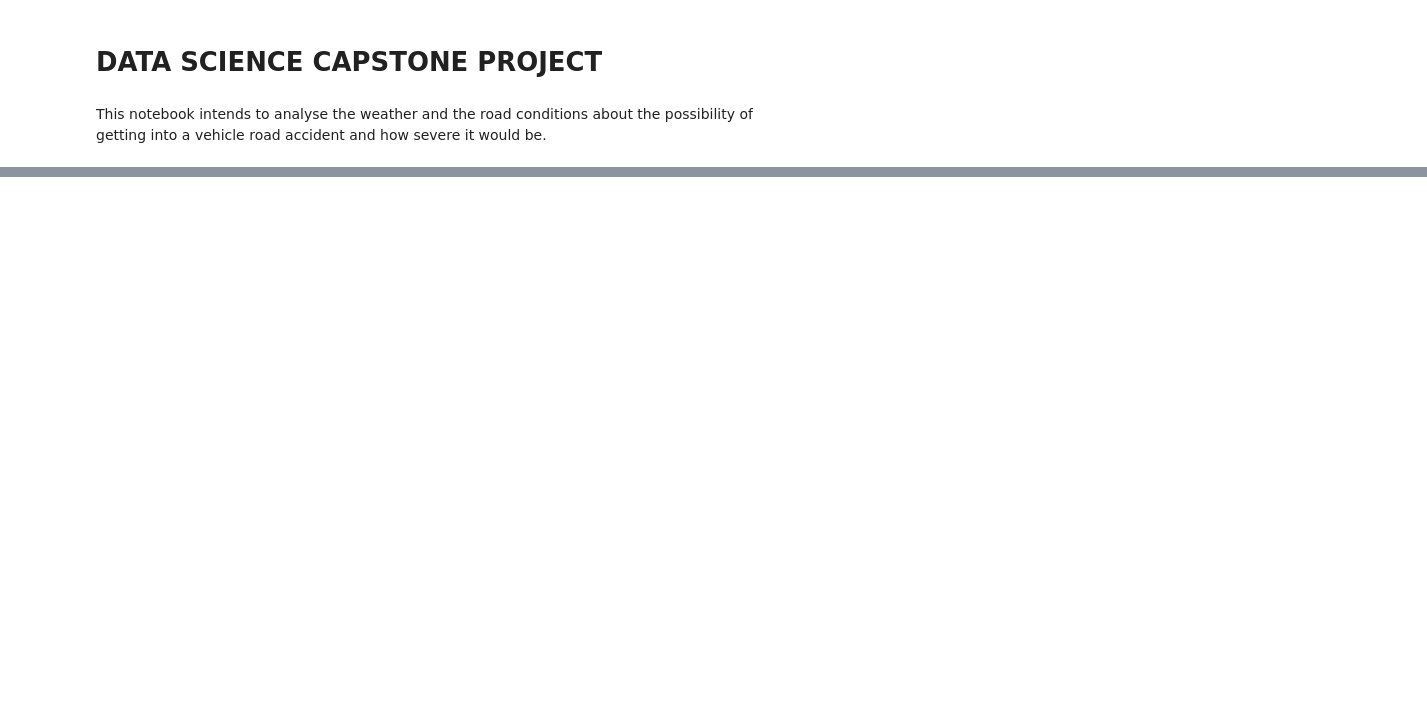
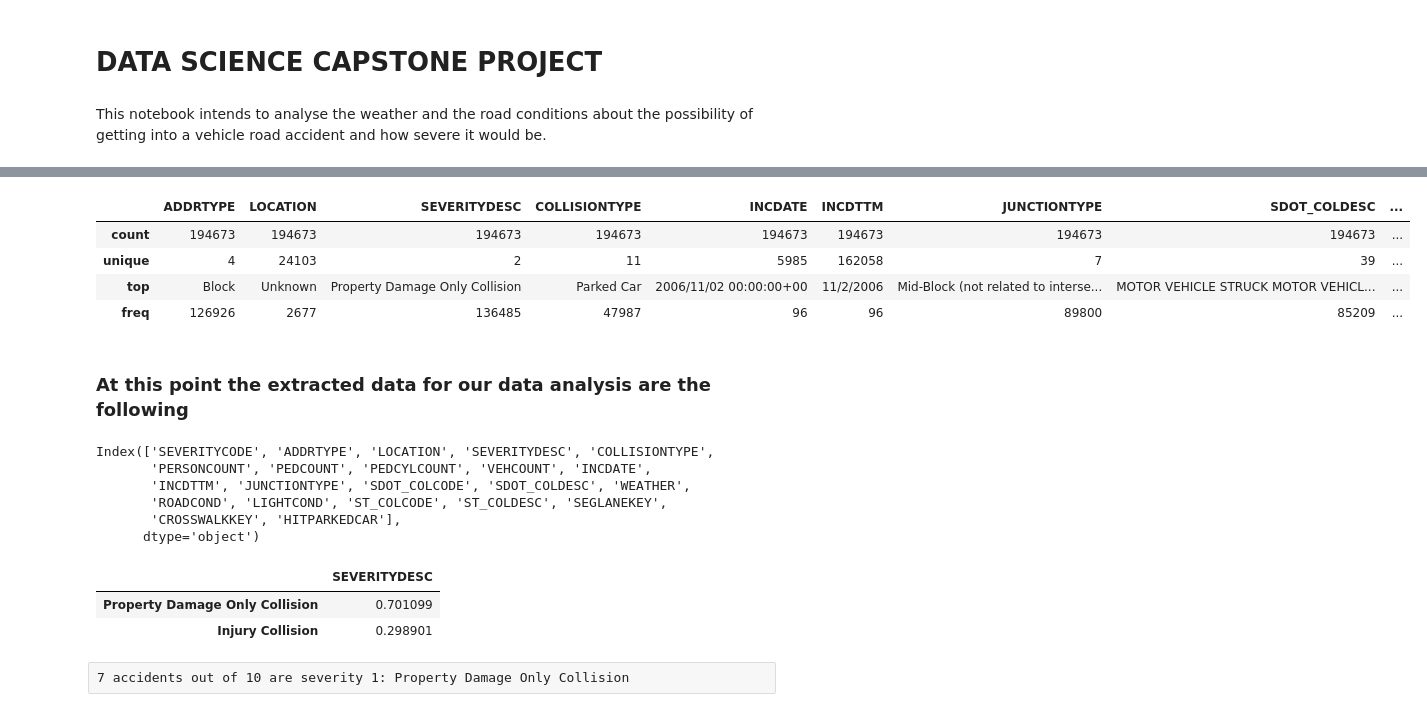
Before and after one commit to yolande22/Coursera_Capstone, a Jupyter notebook: Applied Data Science Capstone final project.ipynb, the cells around one changed output, grey strips where cells are left out. Drawn from its saved outputs; the diff is of its cells as text; code cells hidden in the pictures; blank space fills up the shorter version.

```diff
--- a/Applied Data Science Capstone final project.ipynb
+++ b/Applied Data Science Capstone final project.ipynb
@@ -95,0 +276,19 @@ Hello Capstone Project Course!
+# %%
+df.describe(include=['object'])
+# %% [output]
+|  | ADDRTYPE | LOCATION | SEVERITYDESC | COLLISIONTYPE | INCDATE | INCDTTM | JUNCTIONTYPE | SDOT_COLDESC | ... |
+| count | 194673 | 194673 | 194673 | 194673 | 194673 | 194673 | 194673 | 194673 | ... |
+| unique | 4 | 24103 | 2 | 11 | 5985 | 162058 | 7 | 39 | ... |
+| top | Block | Unknown | Property Damage Only Collision | Parked Car | 2006/11/02 00:00:00+00 | 11/2/2006 | Mid-Block (not related to interse... | MOTOR VEHICLE STRUCK MOTOR VEHICL... | ... |
+| freq | 126926 | 2677 | 136485 | 47987 | 96 | 96 | 89800 | 85209 | ... |
+# %% [markdown]
+### At this point the extracted data for our data analysis are the following
+# %%
+print(df.columns)
+# %% [output]
+Index(['SEVERITYCODE', 'ADDRTYPE', 'LOCATION', 'SEVERITYDESC', 'COLLISIONTYPE',
+       'PERSONCOUNT', 'PEDCOUNT', 'PEDCYLCOUNT', 'VEHCOUNT', 'INCDATE',
+       'INCDTTM', 'JUNCTIONTYPE', 'SDOT_COLCODE', 'SDOT_COLDESC', 'WEATHER',
+       'ROADCOND', 'LIGHTCOND', 'ST_COLCODE', 'ST_COLDESC', 'SEGLANEKEY',
+       'CROSSWALKKEY', 'HITPARKEDCAR'],
+      dtype='object')
@@ -95,0 +297,8 @@ Hello Capstone Project Course!
+# %%
+df['SEVERITYDESC'].value_counts(normalize=True).to_frame()
+# %% [output]
+|  | SEVERITYDESC |
+| Property Damage Only Collision | 0.701099 |
+| Injury Collision | 0.298901 |
+# %% [raw]
+7 accidents out of 10 are severity 1: Property Damage Only Collision
```
Also changed, not shown: parts of 64 cells of this notebook.
